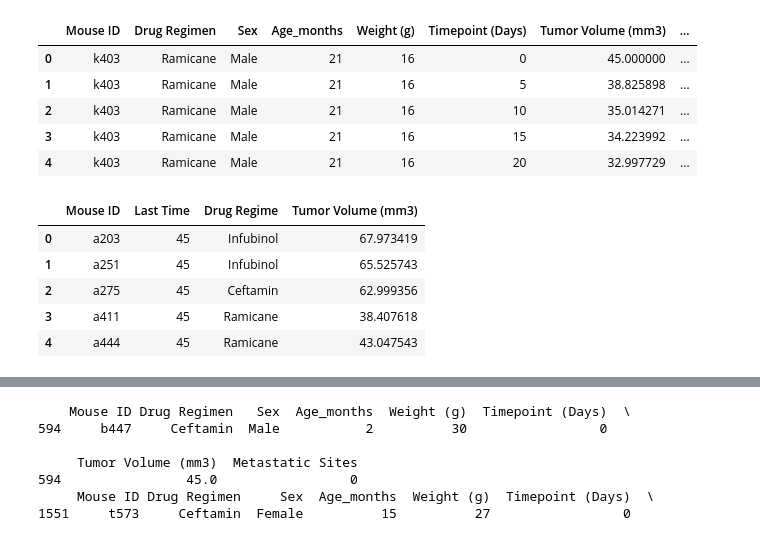
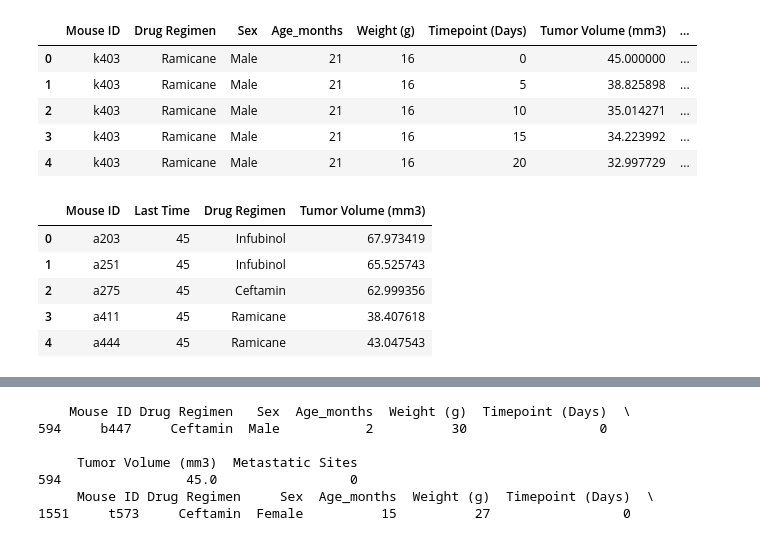
Before and after one commit to sarahDH615/matplotlib_challenge, a Jupyter notebook: pymaceuticals_starter_edited.ipynb, the cells around one changed output, grey strips where cells are left out. Saved outputs shown, nothing was run; the diff lists cells and outputs as text; code cells hidden in the pictures.

```diff
--- a/pymaceuticals_starter_edited.ipynb
+++ b/pymaceuticals_starter_edited.ipynb
@@ -286,35 +286,35 @@ for x in range(0, len(sub_mID)):
     lasttimelist.append(sub_mID[x])
 
 #empty lists for appending the name of the regime and tumour vol per mouseID/last time
 regime_names = []
 tumour_vols = []
 
 #def function for filling regime/tumour values
 def get_regime_tumour(name, day):
     #mask for only getting the row of the last timepoint for one mouseID
     mask = (top_drugs_df['Mouse ID'] == name) & (top_drugs_df['Timepoint (Days)'] == day)
     top_drugs_df.loc[mask, :]
     #appending the info, formatting it so the index and other text doesn't get saved to it
     regime_names.append(str(top_drugs_df.loc[mask, 'Drug Regimen']).split("\nName:")[0].split("    ")[1])
     tumour_vols.append(float(str(top_drugs_df.loc[mask, 'Tumor Volume (mm3)']).split(' ')[4].rstrip('\nName:')))
 
 #calling the function for each mouse ID
 for x in range(0, (len(mIDlist))):
     mid = mIDlist[x]
     time = lasttimelist[x]
     get_regime_tumour(mid, time)
 
 #creating series to hold the list info
 mid_series = pd.Series(mIDlist, dtype='object')
 lasttime_series = pd.Series(lasttimelist, dtype='object')
 regime_series = pd.Series(regime_names, dtype='object')
 tumour_series = pd.Series(tumour_vols, dtype='float')
 
 #combining the series to make a new df
-top_regimes_df = pd.DataFrame({'Mouse ID': mid_series, 'Last Time': lasttime_series, 'Drug Regime': regime_series, 'Tumor Volume (mm3)': tumour_series})
+top_regimes_df = pd.DataFrame({'Mouse ID': mid_series, 'Last Time': lasttime_series, 'Drug Regimen': regime_series, 'Tumor Volume (mm3)': tumour_series})
 top_regimes_df.head()
 # %% [output]
-|  | Mouse ID | Last Time | Drug Regime | Tumor Volume (mm3) |
+|  | Mouse ID | Last Time | Drug Regimen | Tumor Volume (mm3) |
 | 0 | a203 | 45 | Infubinol | 67.973419 |
 | 1 | a251 | 45 | Infubinol | 65.525743 |
 | 2 | a275 | 45 | Ceftamin | 62.999356 |
```
Also changed, not shown: parts of 3 cells of this notebook.
